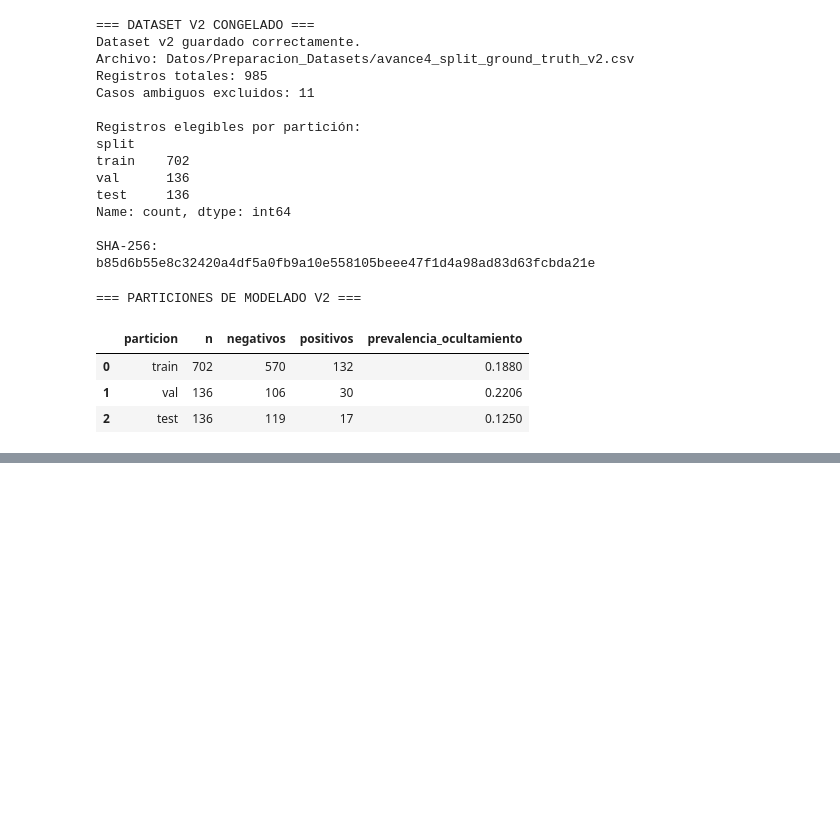
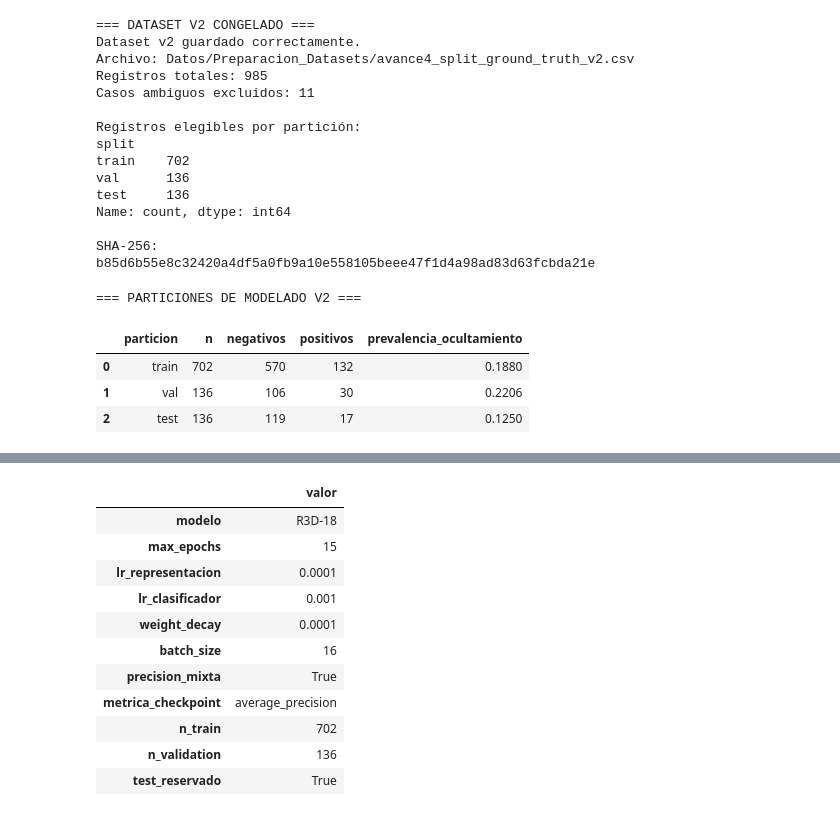
Before and after one commit to joseluistinajero/MNA---Proyecto-Integrador, a Jupyter notebook: Notebooks/Avance4_Equipo41.ipynb, the cells around one changed output, grey strips where cells are left out. Cells and saved outputs as stored; diff of their text form; code cells hidden in the pictures; blank space fills up the shorter version.

```diff
--- a/Notebooks/Avance4_Equipo41.ipynb
+++ b/Notebooks/Avance4_Equipo41.ipynb
@@ -1131,0 +3958,72 @@ A partir de esta sección, todos los modelos RGB utilizarán exactamente estas p
+# %%
+# ============================================================
+# Configuración experimental inicial de R3D-18
+# ============================================================
+
+NOMBRE_MODELO_R3D = "R3D-18"
+
+MAX_EPOCHS_RGB = 15
+
+LR_REPRESENTACION_RGB = 1e-4
+LR_CLASIFICADOR_RGB = 1e-3
+WEIGHT_DECAY_RGB = 1e-4
+
+USAR_AMP_RGB = True
+
+METRICA_CHECKPOINT_RGB = PRIMARY_METRIC
+
+BATCH_R3D = (
+    CONFIG_BATCH_RGB[
+        NOMBRE_MODELO_R3D
+    ]["batch_size"]
+)
+
+
+CONFIG_R3D = {
+    "modelo": NOMBRE_MODELO_R3D,
+    "max_epochs": MAX_EPOCHS_RGB,
+    "lr_representacion": LR_REPRESENTACION_RGB,
+    "lr_clasificador": LR_CLASIFICADOR_RGB,
+    "weight_decay": WEIGHT_DECAY_RGB,
+    "batch_size": BATCH_R3D,
+    "precision_mixta": USAR_AMP_RGB,
+    "metrica_checkpoint": METRICA_CHECKPOINT_RGB,
+    "n_train": len(df_train_v2),
+    "n_validation": len(df_val_v2),
+    "test_reservado": True
+}
+
+
+assert (
+    CONFIG_R3D["batch_size"]
+    == 16
+)
+
+assert (
+    CONFIG_R3D["metrica_checkpoint"]
+    == "average_precision"
+)
+
+assert (
+    CONFIG_R3D["n_train"]
+    == 702
+)
+
+assert (
+    CONFIG_R3D["n_validation"]
+    == 136
+)
+
+
+print(
+    "=== CONFIGURACIÓN INICIAL R3D-18 ==="
+)
+
+display(
+    pd.DataFrame(
+        [CONFIG_R3D]
+    ).T.rename(
+        columns={0: "valor"}
+    )
+)
+# %% [output]
@@ -1131,0 +4031,12 @@ A partir de esta sección, todos los modelos RGB utilizarán exactamente estas p
+|  | valor |
+| modelo | R3D-18 |
+| max_epochs | 15 |
+| lr_representacion | 0.0001 |
+| lr_clasificador | 0.001 |
+| weight_decay | 0.0001 |
+| batch_size | 16 |
+| precision_mixta | True |
+| metrica_checkpoint | average_precision |
+| n_train | 702 |
+| n_validation | 136 |
+| test_reservado | True |
```
Also changed, not shown: parts of 47 cells of this notebook.
